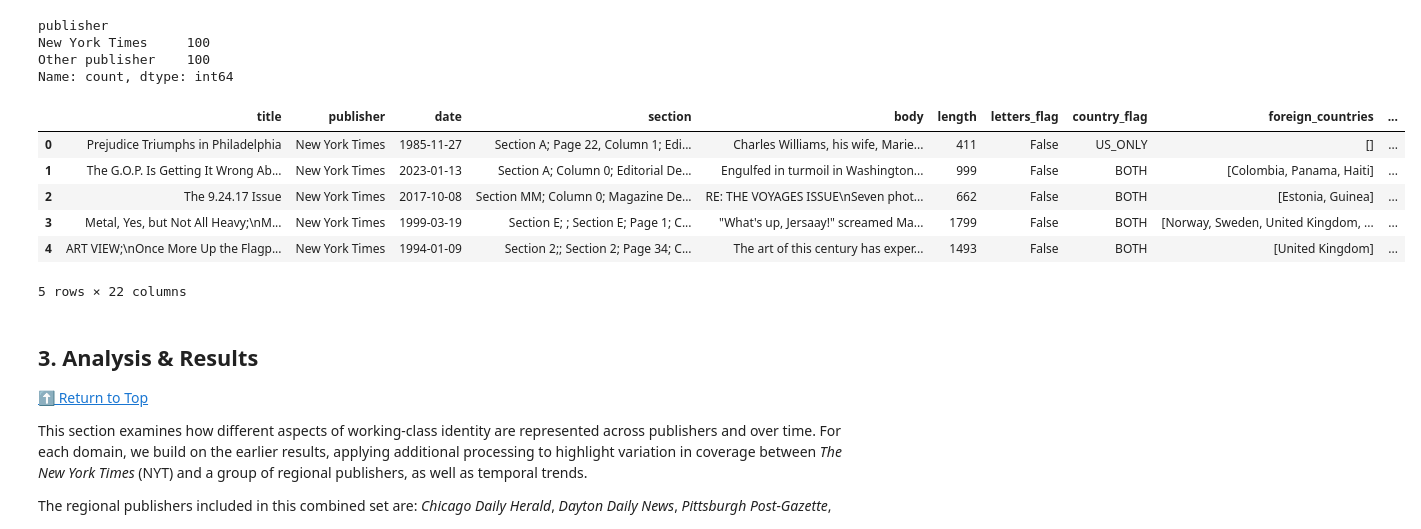
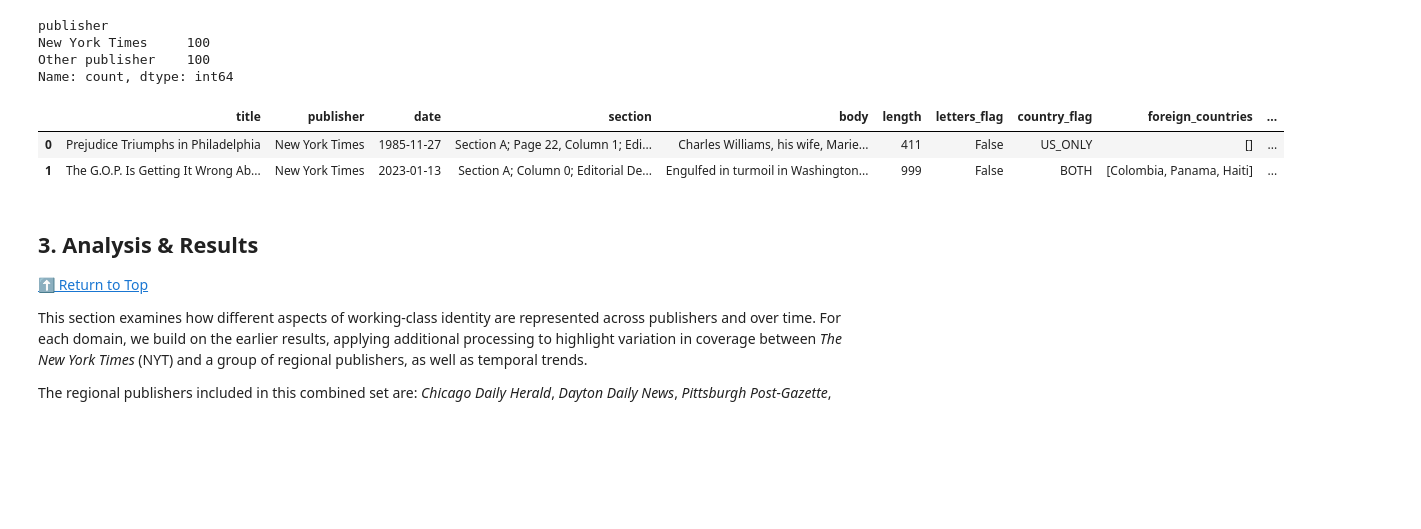
Before and after one commit to laurauguc/working_class_media_analysis, a Jupyter notebook: analysis/Who_is_the_Working_Class.ipynb, the cells around one changed output. Cells and saved outputs as stored; diff of their text form; code cells hidden in the pictures; blank space fills up the shorter version.

```diff
--- a/analysis/Who_is_the_Working_Class.ipynb
+++ b/analysis/Who_is_the_Working_Class.ipynb
@@ -104,6 +46,9 @@ from datetime import datetime
 model="gpt-5-mini"
 temperature = 1 # Cannot use temperature = 0 with gpt-5-mini (see note below)
 reasoning_effort = "minimal"
+
+# Show all columns in all outputs
+pd.set_option('display.max_columns', None)
 # %% [markdown]
 __Note on Temperature:__
 
@@ -407,15 +408,11 @@ else:
     # Save
     df_articles_with_results.to_pickle(sample_results_output_path)
 # %%
-df_articles_with_results.head()
+df_articles_with_results.head(2)
 # %% [output]
 |  | title | publisher | date | section | body | length | letters_flag | country_flag | foreign_countries | ... |
 | 0 | Prejudice Triumphs in Philadelphia | New York Times | 1985-11-27 | Section A; Page 22, Column 1; Edi... | Charles Williams, his wife, Marie... | 411 | False | US_ONLY | [] | ... |
 | 1 | The G.O.P. Is Getting It Wrong Ab... | New York Times | 2023-01-13 | Section A; Column 0; Editorial De... | Engulfed in turmoil in Washington... | 999 | False | BOTH | [Colombia, Panama, Haiti] | ... |
-| 2 | The 9.24.17 Issue | New York Times | 2017-10-08 | Section MM; Column 0; Magazine De... | RE: THE VOYAGES ISSUE\nSeven phot... | 662 | False | BOTH | [Estonia, Guinea] | ... |
-| 3 | Metal, Yes, but Not All Heavy;\nM... | New York Times | 1999-03-19 | Section E; ; Section E; Page 1; C... | "What's up, Jersaay!" screamed Ma... | 1799 | False | BOTH | [Norway, Sweden, United Kingdom, ... | ... |
-| 4 | ART VIEW;\nOnce More Up the Flagp... | New York Times | 1994-01-09 | Section 2;; Section 2; Page 34; C... | The art of this century has exper... | 1493 | False | BOTH | [United Kingdom] | ... |
-5 rows × 22 columns
 # %% [markdown]
 <a id="analysis-results"></a>
 ## 3. Analysis & Results
```
Also changed, not shown: parts of 23 cells of this notebook, 4 other files.
